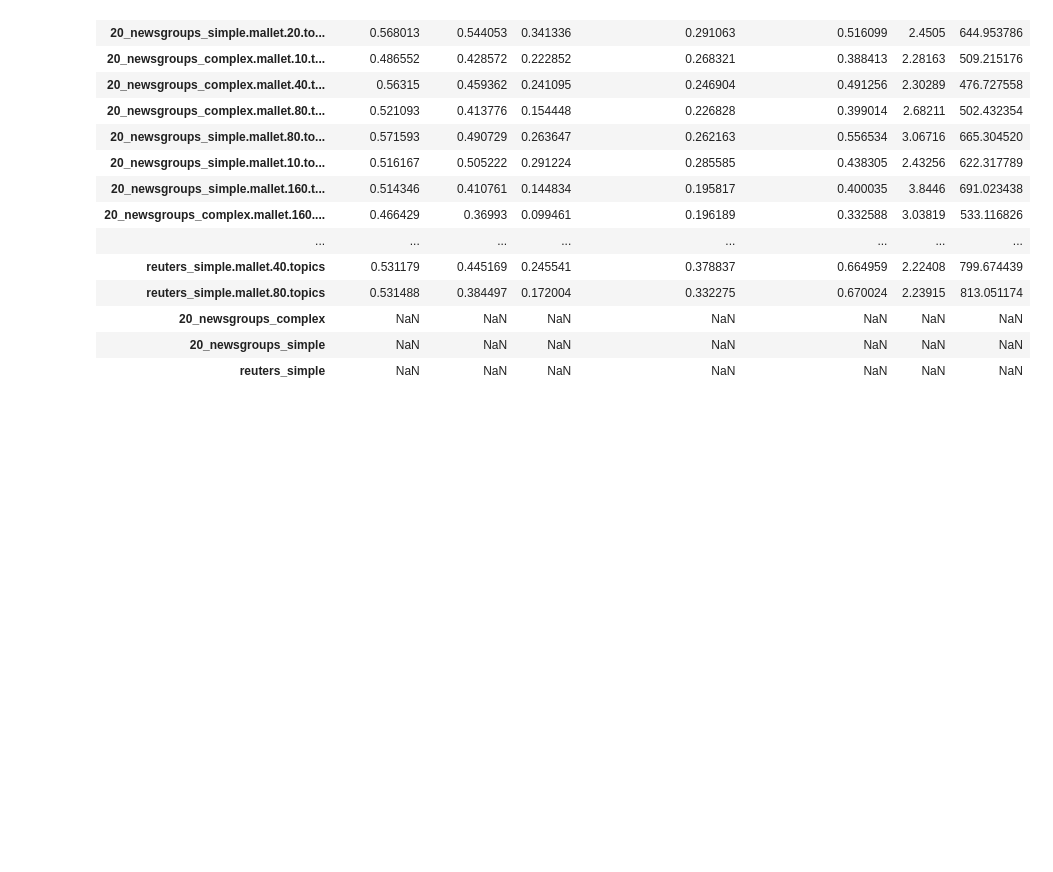
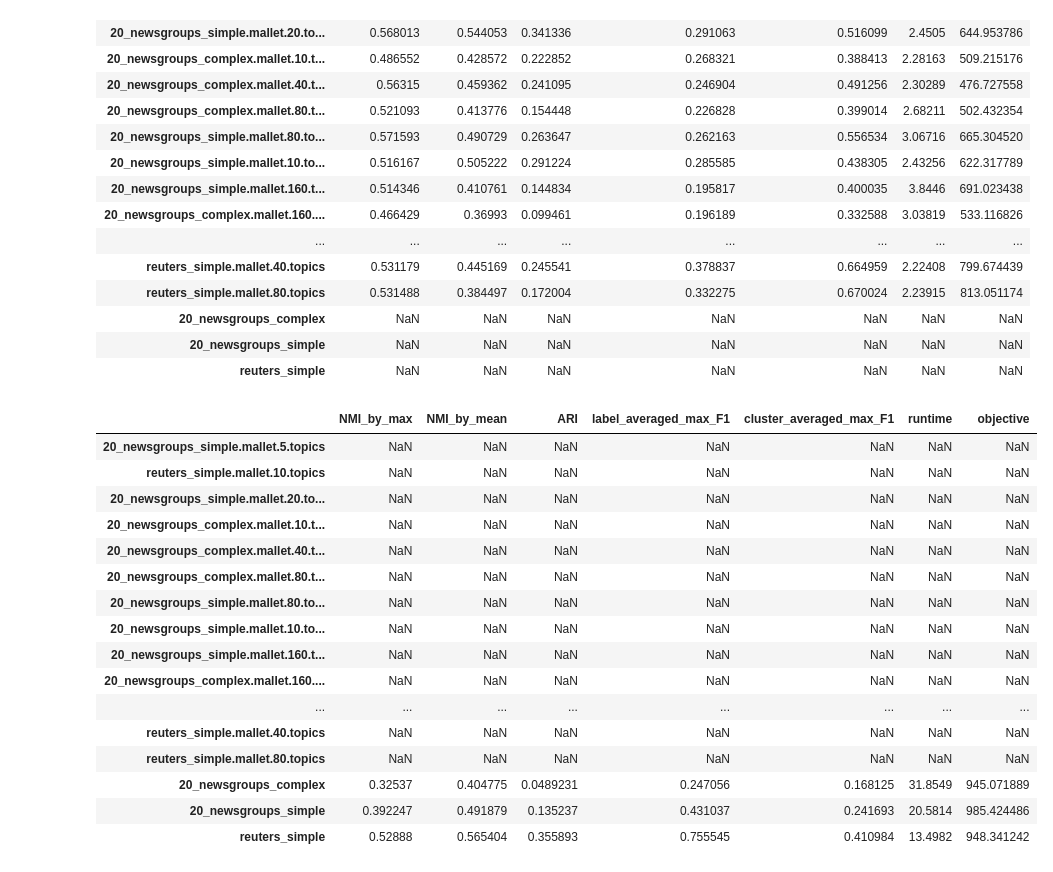
Before and after one commit to mattHawthorn/TextMiningFInal, a Jupyter notebook: code/cluster_docs.ipynb, the cells around one changed output. Cells and saved outputs as stored; diff of their text form; code cells hidden in the pictures; blank space fills up the shorter version.

```diff
--- a/code/cluster_docs.ipynb
+++ b/code/cluster_docs.ipynb
@@ -26,6 +27,7 @@ os.chdir('/home/matt/Git/TextMiningFinal/')
 vector_dir = 'data/vectors/'
 topic_dir = 'data/topics/'
 results_dir = 'results/'
+results_file = 'results.csv'
 #os.chdir('..')
 #os.chdir(datadir)
 # %%
@@ -189,7 +191,7 @@ for datafile in topic_corpora:
         results.loc[name,metric_name] = score
 
     # save the intermediate topic clustering results
-    results.to_csv(os.path.join(results_dir,'results.csv'))
+    results.to_csv(os.path.join(results_dir,results_file))
 
     print()
 # %% [output]
@@ -237,0 +304,20 @@ results
+# %%
+results
+# %% [output]
+|  | NMI_by_max | NMI_by_mean | ARI | label_averaged_max_F1 | cluster_averaged_max_F1 | runtime | objective |
+| 20_newsgroups_simple.mallet.5.topics | NaN | NaN | NaN | NaN | NaN | NaN | NaN |
+| reuters_simple.mallet.10.topics | NaN | NaN | NaN | NaN | NaN | NaN | NaN |
+| 20_newsgroups_simple.mallet.20.to... | NaN | NaN | NaN | NaN | NaN | NaN | NaN |
+| 20_newsgroups_complex.mallet.10.t... | NaN | NaN | NaN | NaN | NaN | NaN | NaN |
+| 20_newsgroups_complex.mallet.40.t... | NaN | NaN | NaN | NaN | NaN | NaN | NaN |
+| 20_newsgroups_complex.mallet.80.t... | NaN | NaN | NaN | NaN | NaN | NaN | NaN |
+| 20_newsgroups_simple.mallet.80.to... | NaN | NaN | NaN | NaN | NaN | NaN | NaN |
+| 20_newsgroups_simple.mallet.10.to... | NaN | NaN | NaN | NaN | NaN | NaN | NaN |
+| 20_newsgroups_simple.mallet.160.t... | NaN | NaN | NaN | NaN | NaN | NaN | NaN |
+| 20_newsgroups_complex.mallet.160.... | NaN | NaN | NaN | NaN | NaN | NaN | NaN |
+| ... | ... | ... | ... | ... | ... | ... | ... |
+| reuters_simple.mallet.40.topics | NaN | NaN | NaN | NaN | NaN | NaN | NaN |
+| reuters_simple.mallet.80.topics | NaN | NaN | NaN | NaN | NaN | NaN | NaN |
+| 20_newsgroups_complex | 0.32537 | 0.404775 | 0.0489231 | 0.247056 | 0.168125 | 31.8549 | 945.071889 |
+| 20_newsgroups_simple | 0.392247 | 0.491879 | 0.135237 | 0.431037 | 0.241693 | 20.5814 | 985.424486 |
+| reuters_simple | 0.52888 | 0.565404 | 0.355893 | 0.755545 | 0.410984 | 13.4982 | 948.341242 |
```
Also changed, not shown: parts of 4 cells of this notebook.
